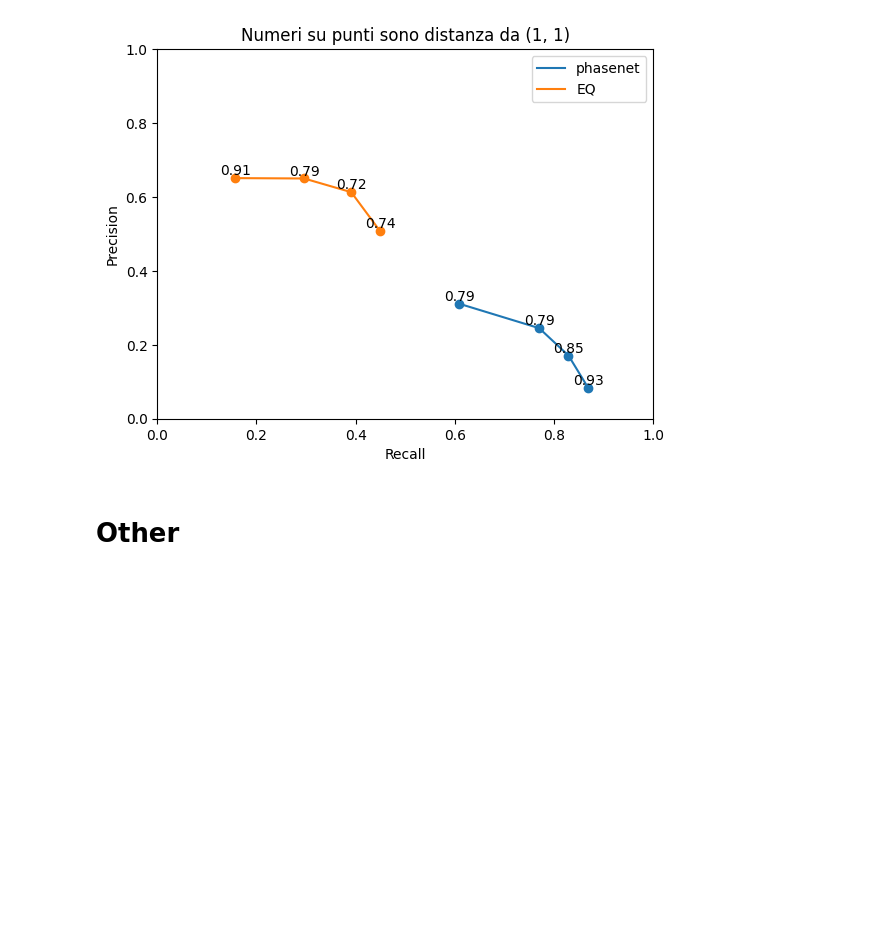
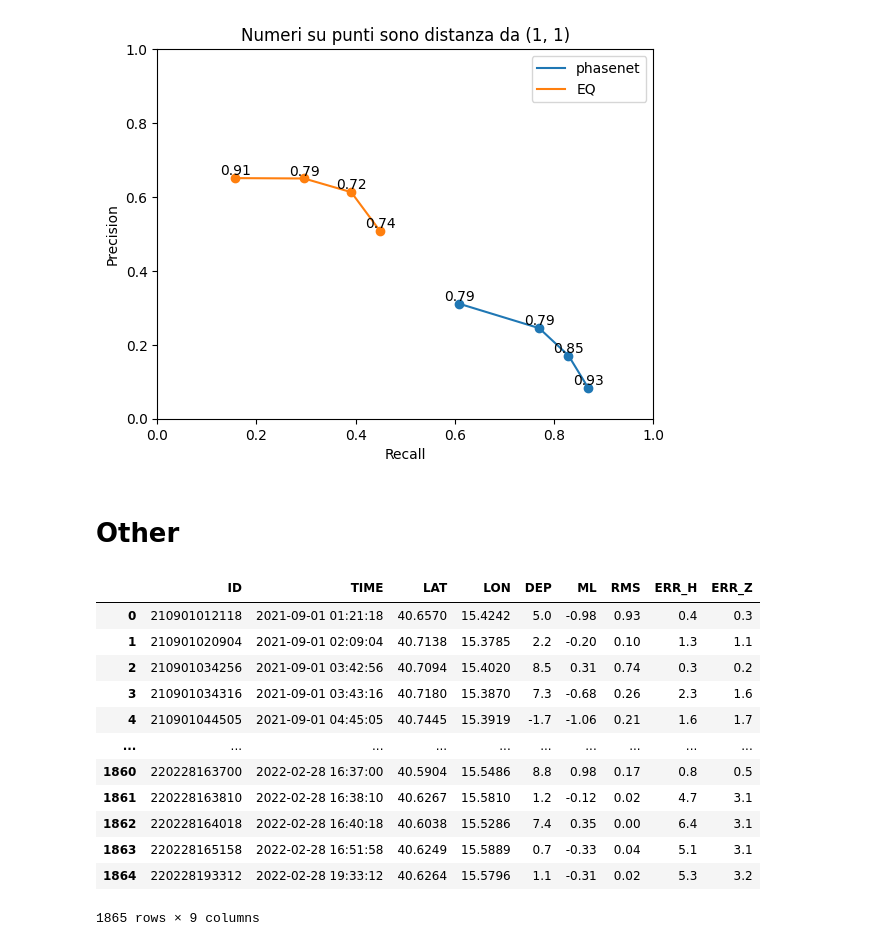
Before and after one commit to Nemenick/primoprogetto, a Jupyter notebook: Codici/_Test.ipynb, the cells around one changed output. Drawn from its saved outputs; the diff is of its cells as text; code cells hidden in the pictures; blank space fills up the shorter version.

```diff
--- a/Codici/_Test.ipynb
+++ b/Codici/_Test.ipynb
@@ -505,3 +505,22 @@ plt.show()
 #   self.sismogramma = self.sismogramma / (soglia * np.max([np.max(sism_0_arr,axis=1),-np.min(sism_0_arr,axis = 1)], axis = 0).reshape(len(sism_0_arr),1))
 # (array([273969, 292292, 292510, 294511, 323863, 325365, 404140, 431246,
 #        613834, 613863, 615305, 615846, 618684, 618829, 619213, 619371]), array([0, 0, 0, 0, 0, 0, 0, 0, 0, 0, 0, 0, 0, 0, 0, 0]))
+# %%
+import pandas as pd
+pat = '/home/silvia/Desktop/Data/DETECT/transfer_14589_files_1470713b/catalog_with_ID_abs_locations.txt'
+aaa = pd.read_csv(pat)
+aaa
+# %% [output]
+|  | ID | TIME | LAT | LON | DEP | ML | RMS | ERR_H | ERR_Z |
+| 0 | 210901012118 | 2021-09-01 01:21:18 | 40.6570 | 15.4242 | 5.0 | -0.98 | 0.93 | 0.4 | 0.3 |
+| 1 | 210901020904 | 2021-09-01 02:09:04 | 40.7138 | 15.3785 | 2.2 | -0.20 | 0.10 | 1.3 | 1.1 |
+| 2 | 210901034256 | 2021-09-01 03:42:56 | 40.7094 | 15.4020 | 8.5 | 0.31 | 0.74 | 0.3 | 0.2 |
+| 3 | 210901034316 | 2021-09-01 03:43:16 | 40.7180 | 15.3870 | 7.3 | -0.68 | 0.26 | 2.3 | 1.6 |
+| 4 | 210901044505 | 2021-09-01 04:45:05 | 40.7445 | 15.3919 | -1.7 | -1.06 | 0.21 | 1.6 | 1.7 |
+| ... | ... | ... | ... | ... | ... | ... | ... | ... | ... |
+| 1860 | 220228163700 | 2022-02-28 16:37:00 | 40.5904 | 15.5486 | 8.8 | 0.98 | 0.17 | 0.8 | 0.5 |
+| 1861 | 220228163810 | 2022-02-28 16:38:10 | 40.6267 | 15.5810 | 1.2 | -0.12 | 0.02 | 4.7 | 3.1 |
+| 1862 | 220228164018 | 2022-02-28 16:40:18 | 40.6038 | 15.5286 | 7.4 | 0.35 | 0.00 | 6.4 | 3.1 |
+| 1863 | 220228165158 | 2022-02-28 16:51:58 | 40.6249 | 15.5889 | 0.7 | -0.33 | 0.04 | 5.1 | 3.1 |
+| 1864 | 220228193312 | 2022-02-28 19:33:12 | 40.6264 | 15.5796 | 1.1 | -0.31 | 0.02 | 5.3 | 3.2 |
+1865 rows × 9 columns
```
Also changed, not shown: parts of 8 cells of this notebook, 5 other files.
